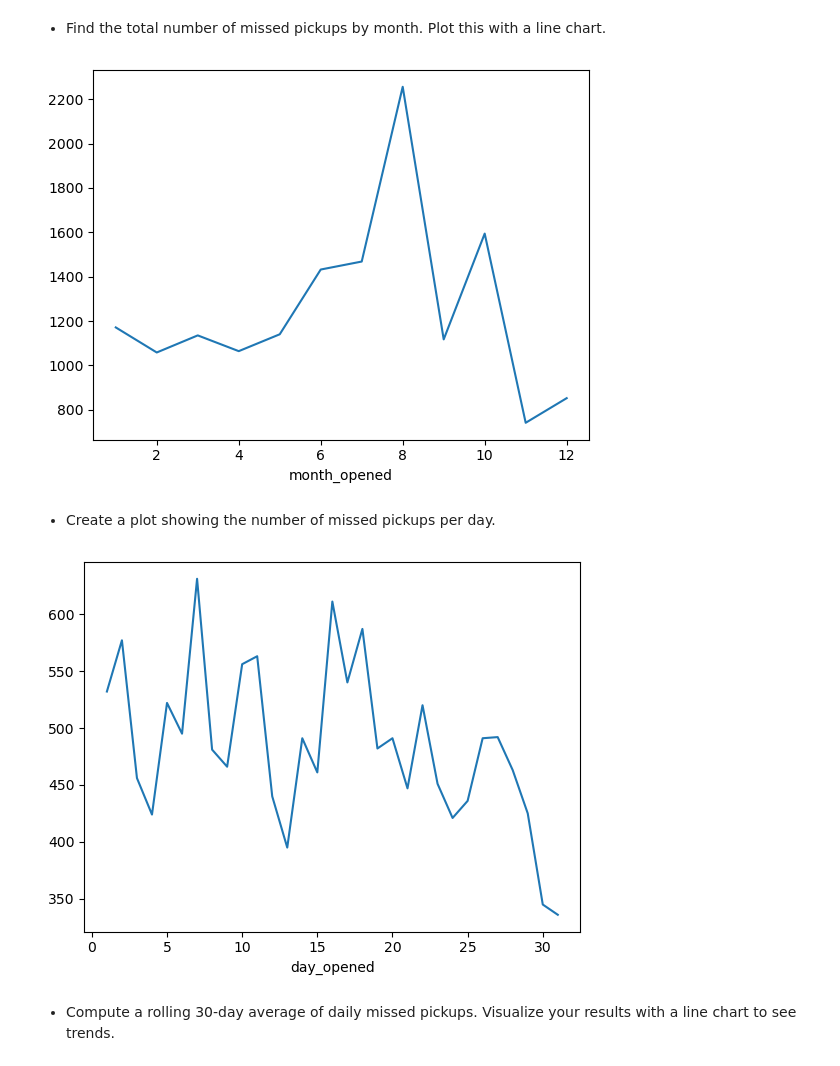
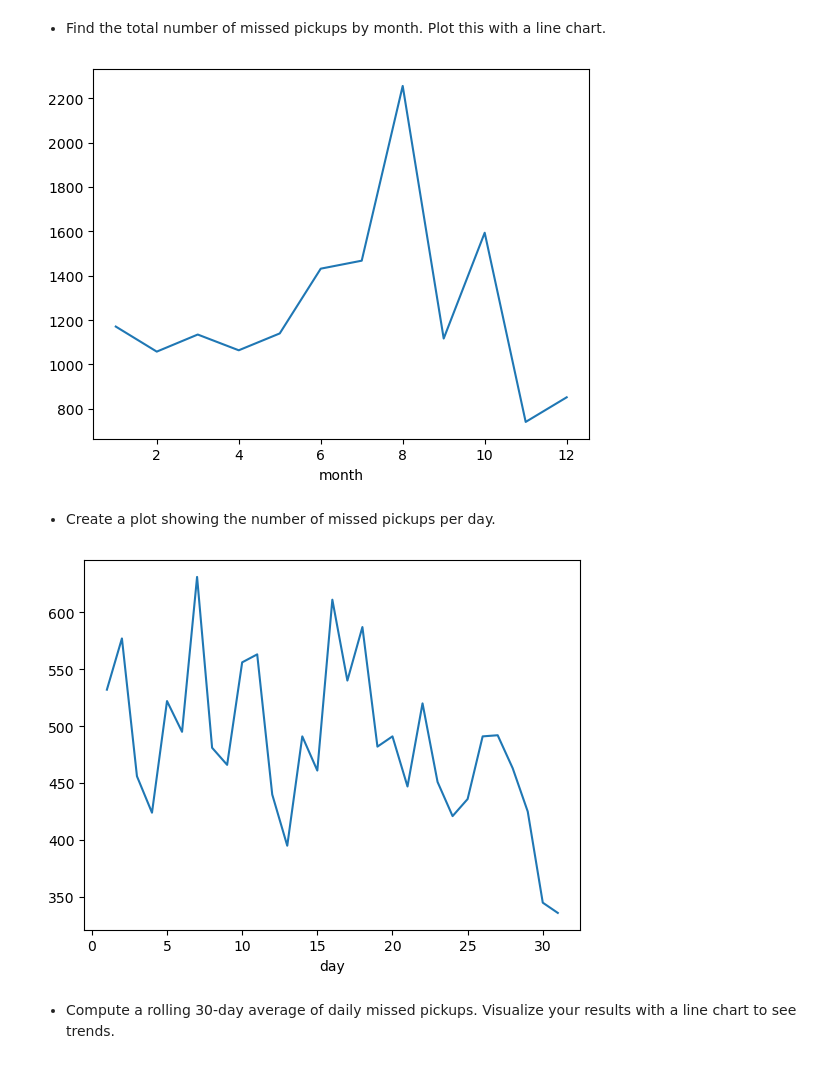
Before and after one commit to nss-data-science-cohort-9/trash-pickups-ADoddala, a Jupyter notebook: notebooks/trash_pickup_datetime_excercise.ipynb, the cells around one changed output. Drawn from its saved outputs; the diff is of its cells as text; code cells hidden in the pictures.

```diff
--- a/notebooks/trash_pickup_datetime_excercise.ipynb
+++ b/notebooks/trash_pickup_datetime_excercise.ipynb
@@ -81,15 +81,15 @@ memory usage: 2.0+ MB
 # %%
 #Create new column for year
 
-trash_report['year_opened']=trash_report['Date Opened'].dt.year
+trash_report['year']=trash_report['Date Opened'].dt.year
 # %%
 #Create new column for month
 
-trash_report['month_opened']=trash_report['Date Opened'].dt.month
+trash_report['month']=trash_report['Date Opened'].dt.month
 # %%
 #Create new column for day
 
-trash_report['day_opened']=trash_report['Date Opened'].dt.day
+trash_report['day']=trash_report['Date Opened'].dt.day
 # %%
 #Create new column for day of the week
 
@@ -126,17 +131,17 @@ filter_trash_report['day_of_week'].dropna().max()
 # %%
 #Total number of misssed pick ups by month
 
-filter_trash_report.groupby('month_opened').size().plot();  #size() counts how many rows in each group
+filter_trash_report.groupby('month').size().plot();  #size() counts how many rows in each group
 # %% [output]
-[figure, old version]
+[figure, new version]
 # %% [markdown]
  * Create a plot showing the number of missed pickups per day.
 # %%
 # Plot the number of missed pickups per day
 
-filter_trash_report.groupby('day_opened').size().plot();
+filter_trash_report.groupby('day').size().plot();
 # %% [output]
-[figure, old version]
+[figure, new version]
 # %% [markdown]
 * Compute a rolling 30-day average of daily missed pickups. Visualize your results with a line chart to see trends.
 # %%
```
Also changed, not shown: parts of 20 cells of this notebook.
